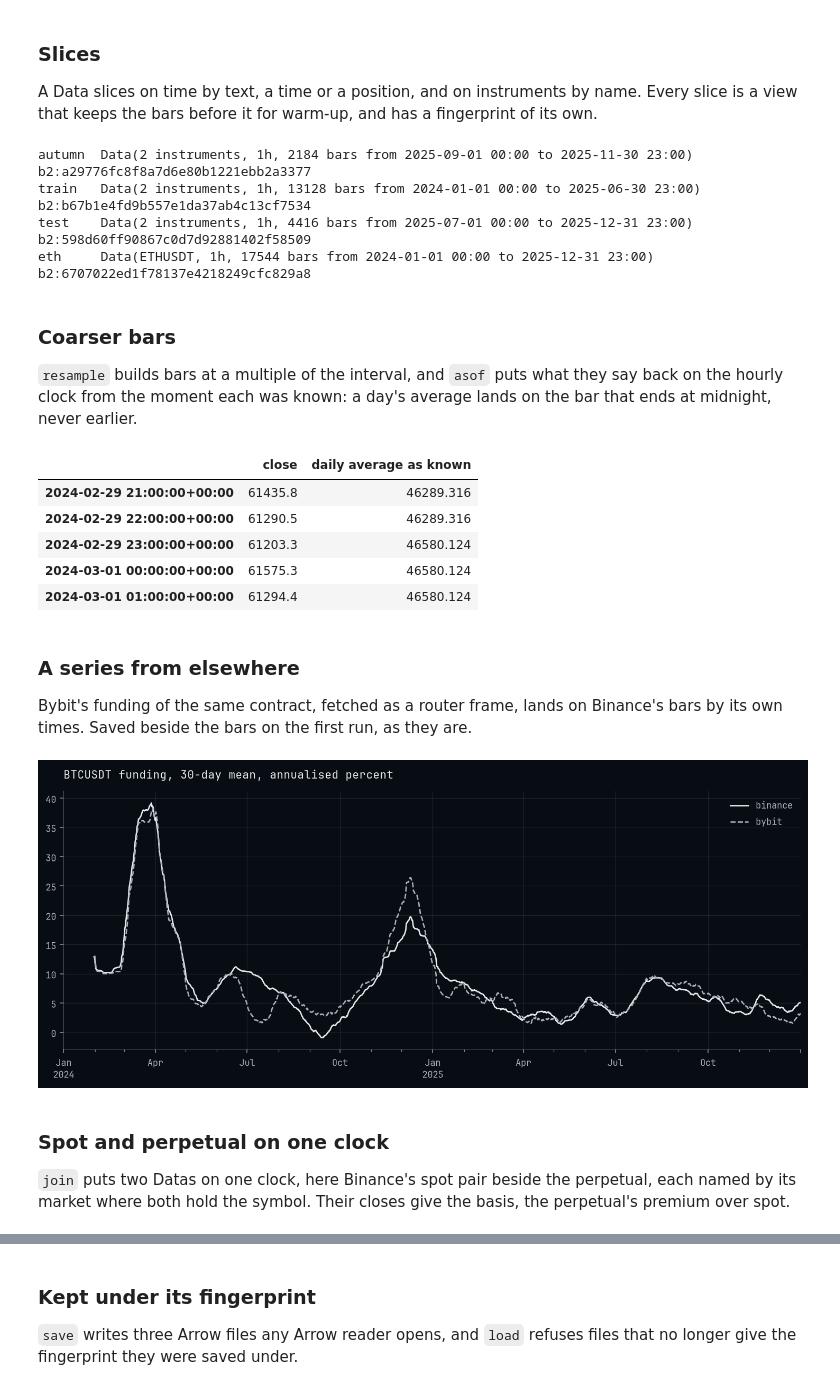
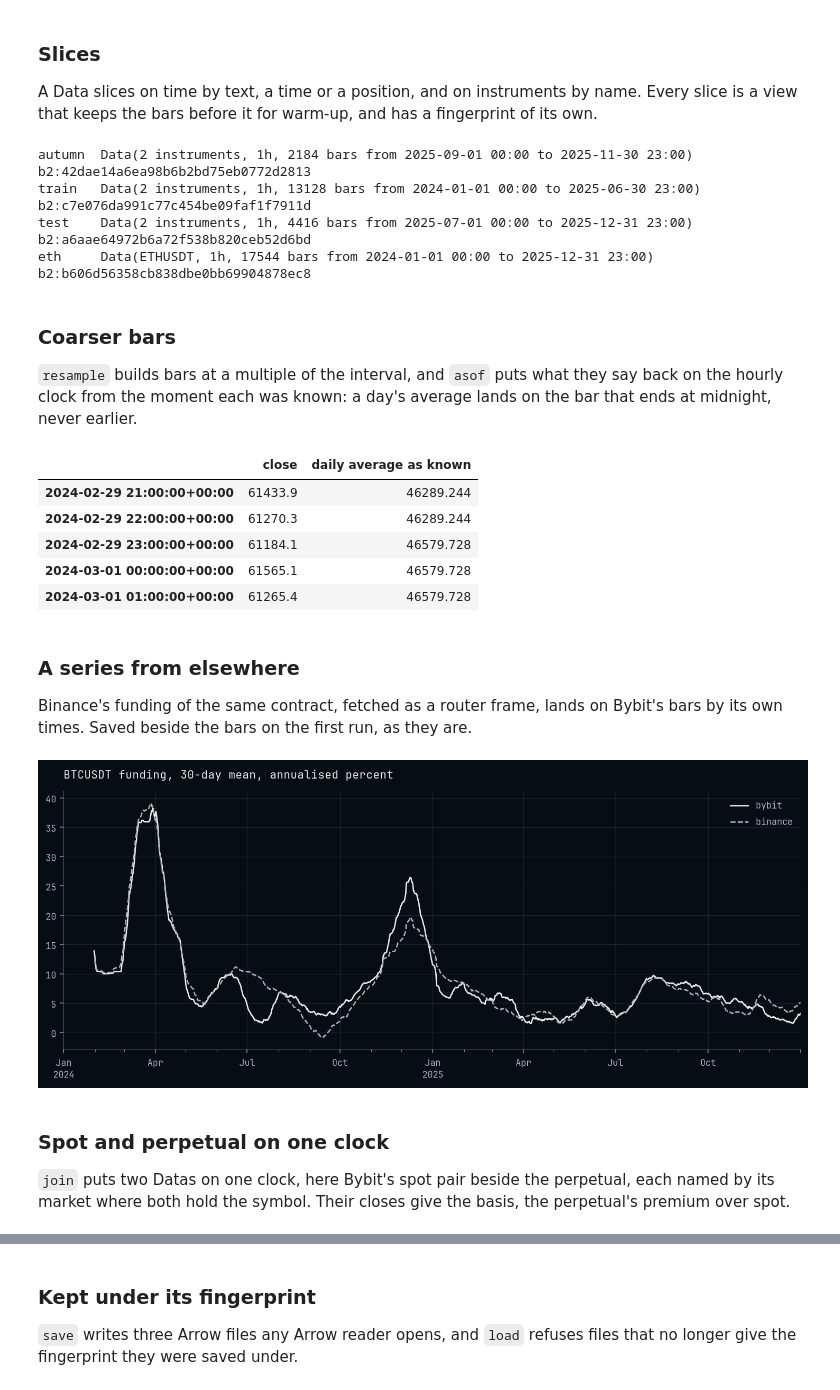
Before and after one commit to atOCEANO/examples, a Jupyter notebook: 01-data/05-bars-for-probatum.ipynb, the cells around one changed output, grey strips where cells are left out. Drawn from its saved outputs; the diff is of its cells as text; code cells hidden in the pictures.

```diff
--- a/01-data/05-bars-for-probatum.ipynb
+++ b/01-data/05-bars-for-probatum.ipynb
@@ -25,13 +25,13 @@ probatum 2.0.0, exchange-router 3.0.1
 `funding=True` fetches each perpetual's funding events beside its bars. The first run saves
 the Data into `bars/`, and later runs load it from there.
 # %%
-PATH = pathlib.Path("../bars/binance-linear-btcusdt-ethusdt-1h-2024-2025")
+PATH = pathlib.Path("../bars/bybit-linear-btcusdt-ethusdt-1h-2024-2025")
 
 if PATH.exists():
     perp = probatum.Data.load(path=PATH)
 else:
-    with exchange_router.Router.local(exchanges=["binance"]) as router:
-        perp = probatum.Data.from_router(router, exchange="binance", market="linear",
+    with exchange_router.Router.local(exchanges=["bybit"]) as router:
+        perp = probatum.Data.from_router(router, exchange="bybit", market="linear",
                                          interval="1h", symbols=["BTCUSDT", "ETHUSDT"],
                                          start="2024-01-01", end="2025-12-31", funding=True)
     perp.save(path=PATH)
@@ -131,10 +131,10 @@ eth = perp["ETHUSDT"]
 for name, part in {"autumn": autumn, "train": train, "test": test, "eth": eth}.items():
     print(f"{name:<7} {part!r:<82} {part.fingerprint}")
 # %% [output]
-autumn  Data(2 instruments, 1h, 2184 bars from 2025-09-01 00:00 to 2025-11-30 23:00)       b2:a29776fc8f8a7d6e80b1221ebb2a3377
-train   Data(2 instruments, 1h, 13128 bars from 2024-01-01 00:00 to 2025-06-30 23:00)      b2:b67b1e4fd9b557e1da37ab4c13cf7534
-test    Data(2 instruments, 1h, 4416 bars from 2025-07-01 00:00 to 2025-12-31 23:00)       b2:598d60ff90867c0d7d92881402f58509
-eth     Data(ETHUSDT, 1h, 17544 bars from 2024-01-01 00:00 to 2025-12-31 23:00)            b2:6707022ed1f78137e4218249cfc829a8
+autumn  Data(2 instruments, 1h, 2184 bars from 2025-09-01 00:00 to 2025-11-30 23:00)       b2:42dae14a6ea98b6b2bd75eb0772d2813
+train   Data(2 instruments, 1h, 13128 bars from 2024-01-01 00:00 to 2025-06-30 23:00)      b2:c7e076da991c77c454be09faf1f7911d
+test    Data(2 instruments, 1h, 4416 bars from 2025-07-01 00:00 to 2025-12-31 23:00)       b2:a6aae64972b6a72f538b820ceb52d6bd
+eth     Data(ETHUSDT, 1h, 17544 bars from 2024-01-01 00:00 to 2025-12-31 23:00)            b2:b606d56358cb838dbe0bb69904878ec8
 # %% [markdown]
 ### Coarser bars
 
@@ -151,43 +151,43 @@ pandas.DataFrame({"close": perp.closes[around, 0], "daily average as known": tre
                  index=pandas.to_datetime(perp.time[around], utc=True))
 # %% [output]
 |  | close | daily average as known |
-| 2024-02-29 21:00:00+00:00 | 61435.8 | 46289.316 |
-| 2024-02-29 22:00:00+00:00 | 61290.5 | 46289.316 |
-| 2024-02-29 23:00:00+00:00 | 61203.3 | 46580.124 |
-| 2024-03-01 00:00:00+00:00 | 61575.3 | 46580.124 |
-| 2024-03-01 01:00:00+00:00 | 61294.4 | 46580.124 |
+| 2024-02-29 21:00:00+00:00 | 61433.9 | 46289.244 |
+| 2024-02-29 22:00:00+00:00 | 61270.3 | 46289.244 |
+| 2024-02-29 23:00:00+00:00 | 61184.1 | 46579.728 |
+| 2024-03-01 00:00:00+00:00 | 61565.1 | 46579.728 |
+| 2024-03-01 01:00:00+00:00 | 61265.4 | 46579.728 |
 # %% [markdown]
 ### A series from elsewhere
 
-Bybit's funding of the same contract, fetched as a router frame, lands on Binance's bars by
+Binance's funding of the same contract, fetched as a router frame, lands on Bybit's bars by
 its own times. Saved beside the bars on the first run, as they are.
 # %%
-OUTSIDE = pathlib.Path("../bars/bybit-linear-btcusdt-funding-2024-2025.parquet")
+OUTSIDE = pathlib.Path("../bars/binance-linear-btcusdt-funding-2024-2025.parquet")
 
 if OUTSIDE.exists():
-    bybit = pandas.read_parquet(path=OUTSIDE)
+    binance = pandas.read_parquet(path=OUTSIDE)
 else:
-    with exchange_router.Router.local(exchanges=["bybit"]) as router:
-        bybit = router.get_funding_rate(exchange="bybit", market_type="linear",
-                                        symbol="BTCUSDT", limit=2_190,
-                                        start=int(pandas.Timestamp("2026-01-01",
-                                                                   tz="UTC").timestamp()
-                                                  * 1_000) - 1)
-    bybit.to_parquet(path=OUTSIDE)
+    with exchange_router.Router.local(exchanges=["binance"]) as router:
+        binance = router.get_funding_rate(exchange="binance", market_type="linear",
+                                          symbol="BTCUSDT", limit=2_190,
+                                          start=int(pandas.Timestamp("2026-01-01",
+                                                                     tz="UTC").timestamp()
+                                                    * 1_000) - 1)
+    binance.to_parquet(path=OUTSIDE)
 
-elsewhere = perp.asof(bybit["rate"])
+elsewhere = perp.asof(binance["rate"])
 
-pandas.DataFrame({"binance": perp.funding_rate[:, 0], "bybit": elsewhere},
+pandas.DataFrame({"bybit": perp.funding_rate[:, 0], "binance": elsewhere},
                  index=pandas.to_datetime(perp.time, utc=True)).mul(3 * 365 * 100).rolling(
     window=24 * 30).mean().plot(title="BTCUSDT funding, 30-day mean, annualised percent",
                                 xlabel="")
 matplotlib.pyplot.show()
 # %% [output]
-[figure, old version]
+[figure, new version]
 # %% [markdown]
 ### Spot and perpetual on one clock
 
-`join` puts two Datas on one clock, here Binance's spot pair beside the perpetual, each
+`join` puts two Datas on one clock, here Bybit's spot pair beside the perpetual, each
 named by its market where both hold the symbol. Their closes give the basis, the perpetual's
 premium over spot.
 # %%
```
Also changed, not shown: parts of 8 cells of this notebook, 33 other files.
